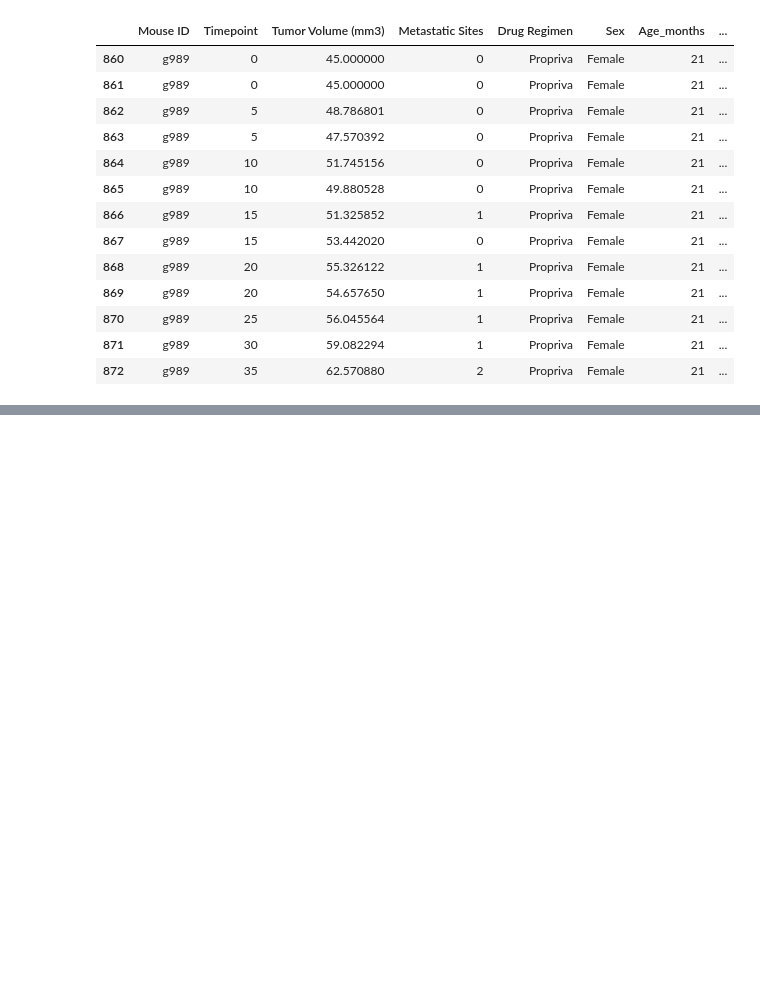
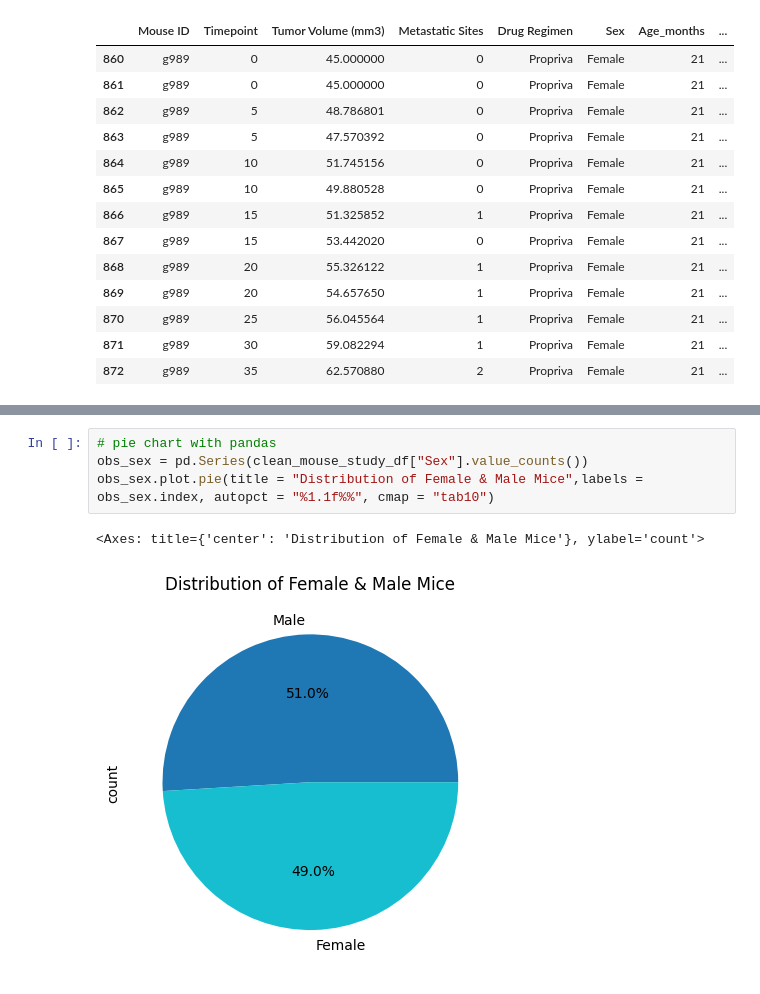
Before and after one commit to thorblock/Module_5_Matplot_Challenge, a Jupyter notebook: Pymaceuticals/Pymaceuticals_Jupyter.ipynb, the cells around one changed output, grey strips where cells are left out. Drawn from its saved outputs; the diff is of its cells as text; blank space fills up the shorter version.

```diff
--- a/Pymaceuticals/Pymaceuticals_Jupyter.ipynb
+++ b/Pymaceuticals/Pymaceuticals_Jupyter.ipynb
@@ -99,0 +121,7 @@ observations.plot(x = observations.index,
+# %%
+# pie chart with pandas
+obs_sex = pd.Series(clean_mouse_study_df["Sex"].value_counts())
+obs_sex.plot.pie(title = "Distribution of Female & Male Mice",labels = obs_sex.index, autopct = "%1.1f%%", cmap = "tab10")
+# %% [output]
+<Axes: title={'center': 'Distribution of Female & Male Mice'}, ylabel='count'>
+[figure, added]
```
Also changed, not shown: parts of 21 cells of this notebook.
